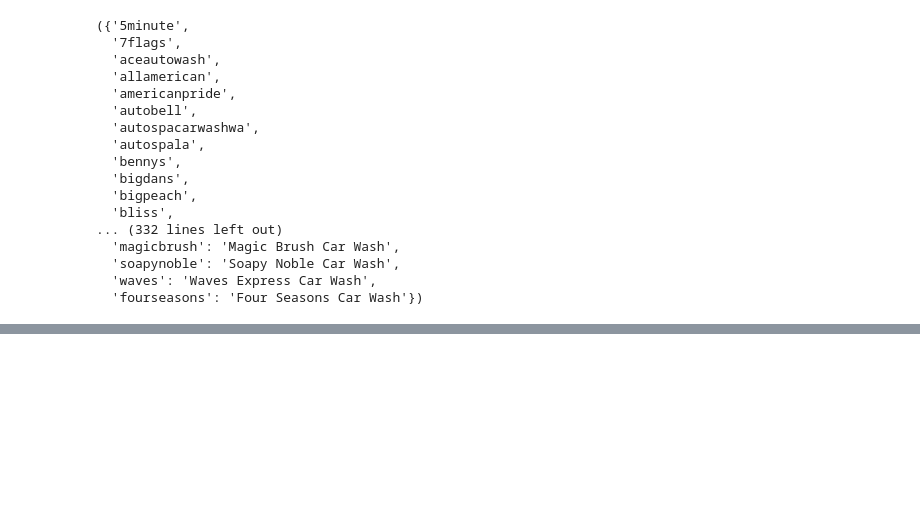
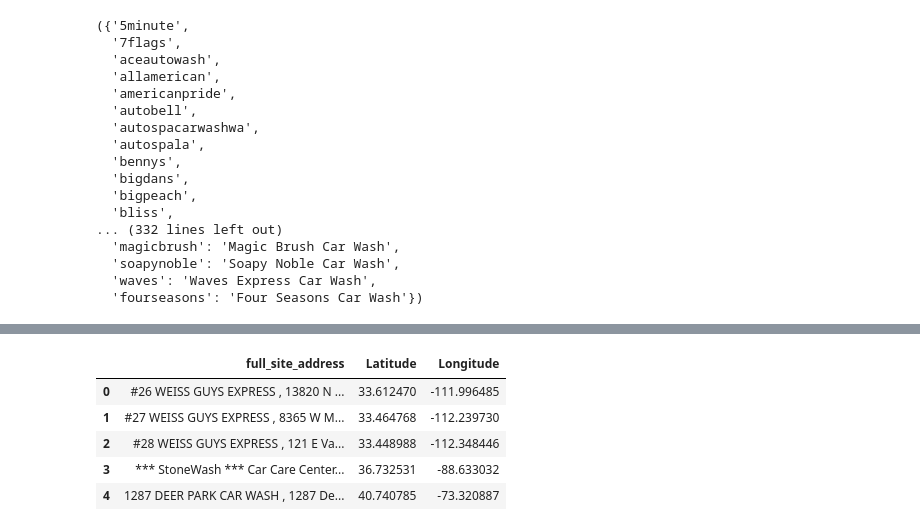
Before and after one commit to arpi57/sonnysDataCollection, a Jupyter notebook: getCompanyNames.ipynb, the cells around one changed output, grey strips where cells are left out. Saved outputs shown, nothing was run; the diff lists cells and outputs as text; code cells hidden in the pictures; blank space fills up the shorter version.

```diff
--- a/getCompanyNames.ipynb
+++ b/getCompanyNames.ipynb
@@ -129,0 +239,11 @@ build_normalized_name_database(a[:176])
+# %%
+df = pd.read_excel('/home/arpit/dataCollection/datasets/1mile_raw_data.xlsx', engine='openpyxl')
+# %%
+df.iloc[:5, :3]
+# %% [output]
+|  | full_site_address | Latitude | Longitude |
+| 0 | #26 WEISS GUYS EXPRESS , 13820 N ... | 33.612470 | -111.996485 |
+| 1 | #27 WEISS GUYS EXPRESS , 8365 W M... | 33.464768 | -112.239730 |
+| 2 | #28 WEISS GUYS EXPRESS , 121 E Va... | 33.448988 | -112.348446 |
+| 3 | *** StoneWash *** Car Care Center... | 36.732531 | -88.633032 |
+| 4 | 1287 DEER PARK CAR WASH , 1287 De... | 40.740785 | -73.320887 |
```
Also changed, not shown: parts of 6 cells of this notebook, 19 other files.
